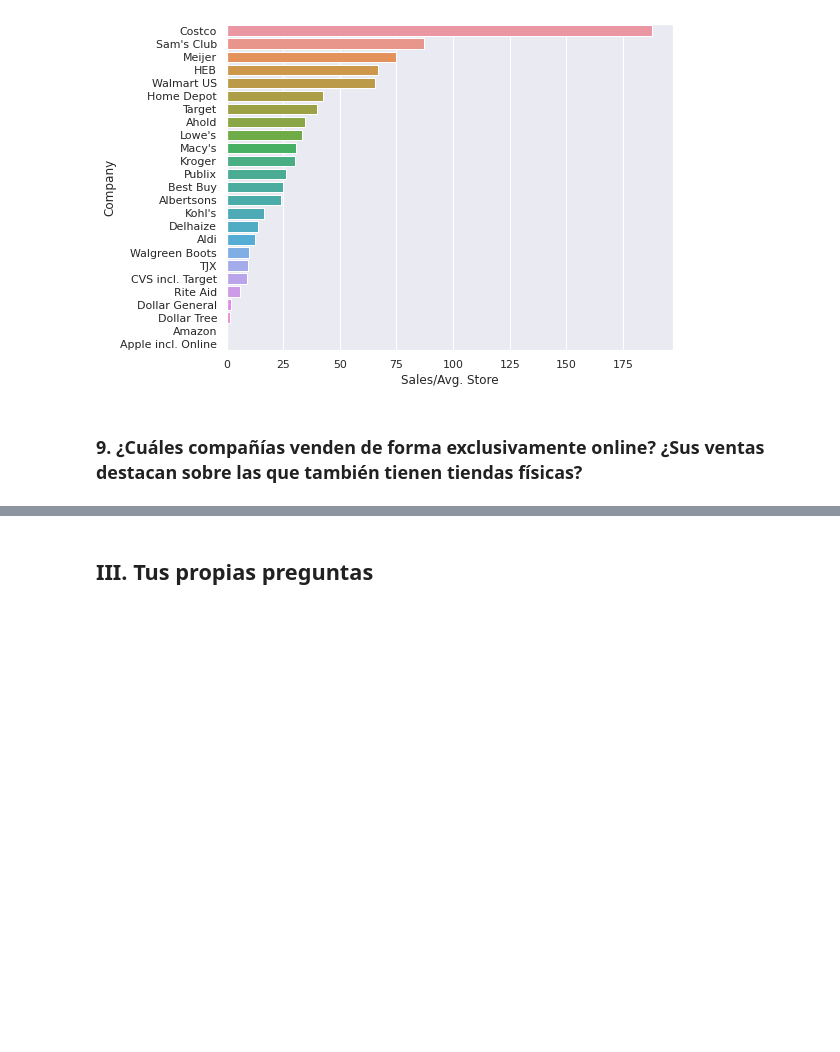
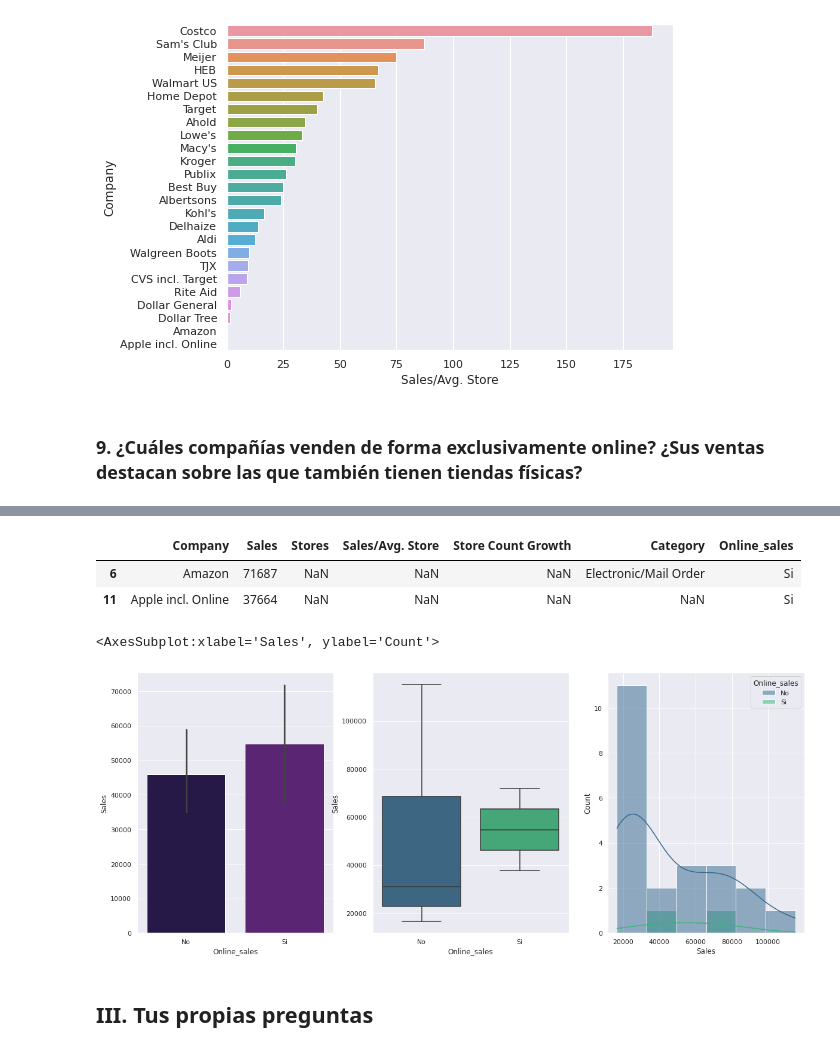
Before and after one commit to HarryVargas96/Retail, a Jupyter notebook: Retail_USA.ipynb, the cells around one changed output, grey strips where cells are left out. Drawn from its saved outputs; the diff is of its cells as text; code cells hidden in the pictures; blank space fills up the shorter version.

```diff
--- a/Retail_USA.ipynb
+++ b/Retail_USA.ipynb
@@ -331,3 +347,23 @@ KeyError: ''
+# %%
+# Se aplica un mapeo a ambos dataframes dependiendo si en la columna Stores tienen
+
+retail['Online_sales'] = retail['Stores'].isna().map({False:'No',True: 'Si'})
+retail_2['Online_sales'] = retail['Stores'].isna().map({False:'No',True: 'Si'})
+
+retail[retail['Online_sales'] == 'Si' ]
+# %% [output]
+|  | Company | Sales | Stores | Sales/Avg. Store | Store Count Growth | Category | Online_sales |
+| 6 | Amazon | 71687 | NaN | NaN | NaN | Electronic/Mail Order | Si |
+| 11 | Apple incl. Online | 37664 | NaN | NaN | NaN | NaN | Si |
+# %%
+fig, ax = plt.subplots(1,3, figsize = (20,8))
+
+sns.barplot(data = retail_2, x ='Online_sales',y='Sales', ax = ax[0])
+sns.boxplot(data = retail_2, x = 'Online_sales', y = 'Sales', palette='viridis', ax= ax[1])
+sns.histplot(data = retail_2, x = 'Sales', palette='viridis', ax= ax[2], hue= 'Online_sales',kde=True)
+# %% [output]
+<AxesSubplot:xlabel='Sales', ylabel='Count'>
+[figure, added]
 # %% [markdown]
 ## III. Tus propias preguntas
 # %% [markdown]
```
Also changed, not shown: parts of 13 cells of this notebook.
